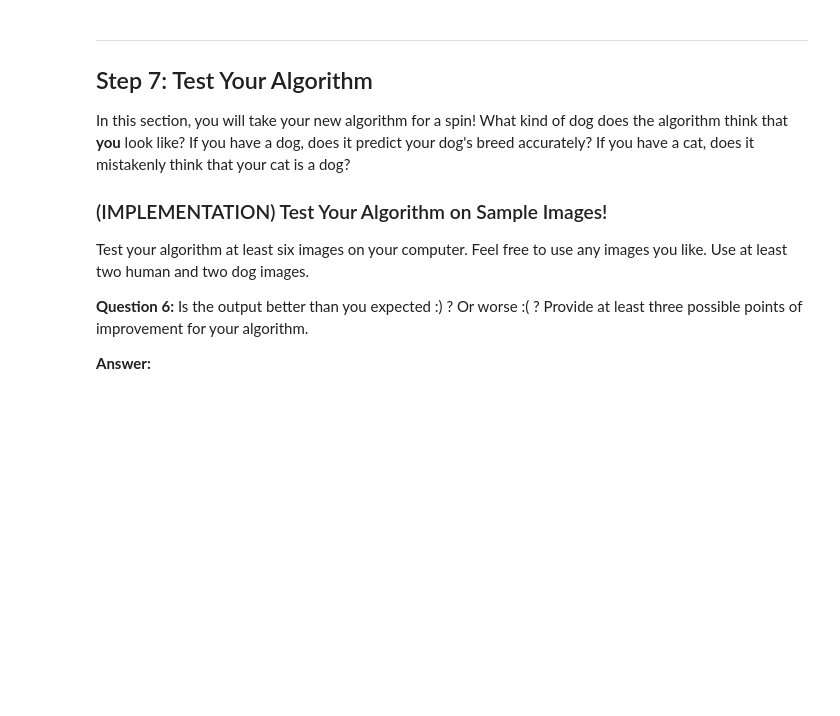
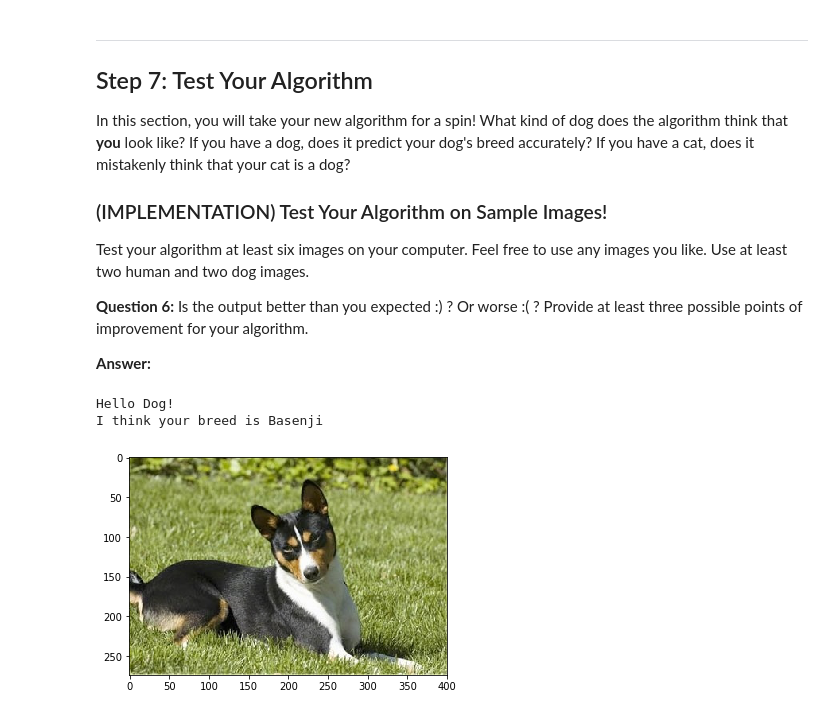
Before and after one commit to delinhabit/nd101-dog-project, a Jupyter notebook: dog_app.ipynb, the cells around one changed output. Saved outputs shown, nothing was run; the diff lists cells and outputs as text; code cells hidden in the pictures; blank space fills up the shorter version.

```diff
--- a/dog_app.ipynb
+++ b/dog_app.ipynb
@@ -868,3 +865,42 @@ Some sample output for our algorithm is provided below, but feel free to design
+# %%
+### TODO: Write your algorithm.
+### Feel free to use as many code cells as needed.
+import matplotlib.pyplot as plt
+import matplotlib.image as mpimg
+%matplotlib inline
+
+
+def show_image_and_prediction(image_path):
+    classification, breed = predict_dog_breed_from_image(image_path)
+    if classification == "dog":
+        print("Hello Dog!")
+        print("I think your breed is {}".format(breed))
+    elif classification == "human":
+        print("Hello Human!")
+        print("You look like a {}".format(breed))
+    else:
+        print("Sorry, I can only work with dog or human images")
+
+    img = mpimg.imread(image_path)
+    plt.figure()
+    plt.imshow(img)
+
+
+def predict_dog_breed_from_image(image_path):
+    # image_contains_dog has a 100% accuracy on predicting
+    # dogs in dog images, so if it returns True, it's very likely that
+    # a dog image was provided
+    if image_contains_dog(image_path):
+        return "dog", predict_breed(image_path)
+
+    # image_contains_face has a 98% accuracy on predicting
+    # humans in images that contain human faces, so if it returns True,
+    # it's very likely that a human image was provided
+    if image_contains_face(image_path):
+        return "human", predict_breed(image_path)
+
+    # Otherwise note that the passed image cannot be handled
+    return "unknown", None
 # %% [markdown]
 ---
 <a id='step7'></a>
@@ -882,4 +918,8 @@ __Answer:__
 # %%
 ## TODO: Execute your algorithm from Step 6 on
 ## at least 6 images on your computer.
-## Feel free to use as many code cells as needed.
+show_image_and_prediction("images/inputs/basenji.jpg")
+# %% [output]
+Hello Dog!
+I think your breed is Basenji
+[figure, added]
```
Also changed, not shown: parts of 9 cells of this notebook, 8 other files.
